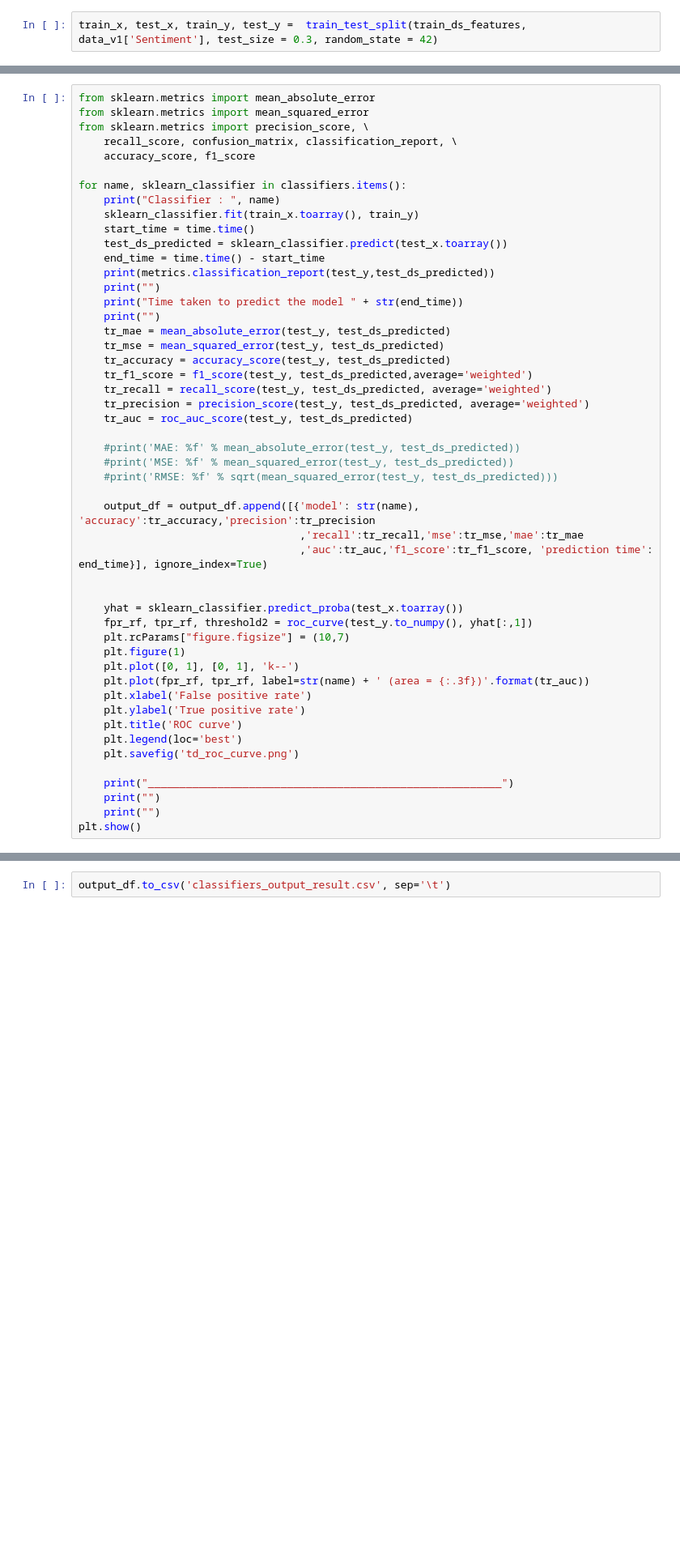
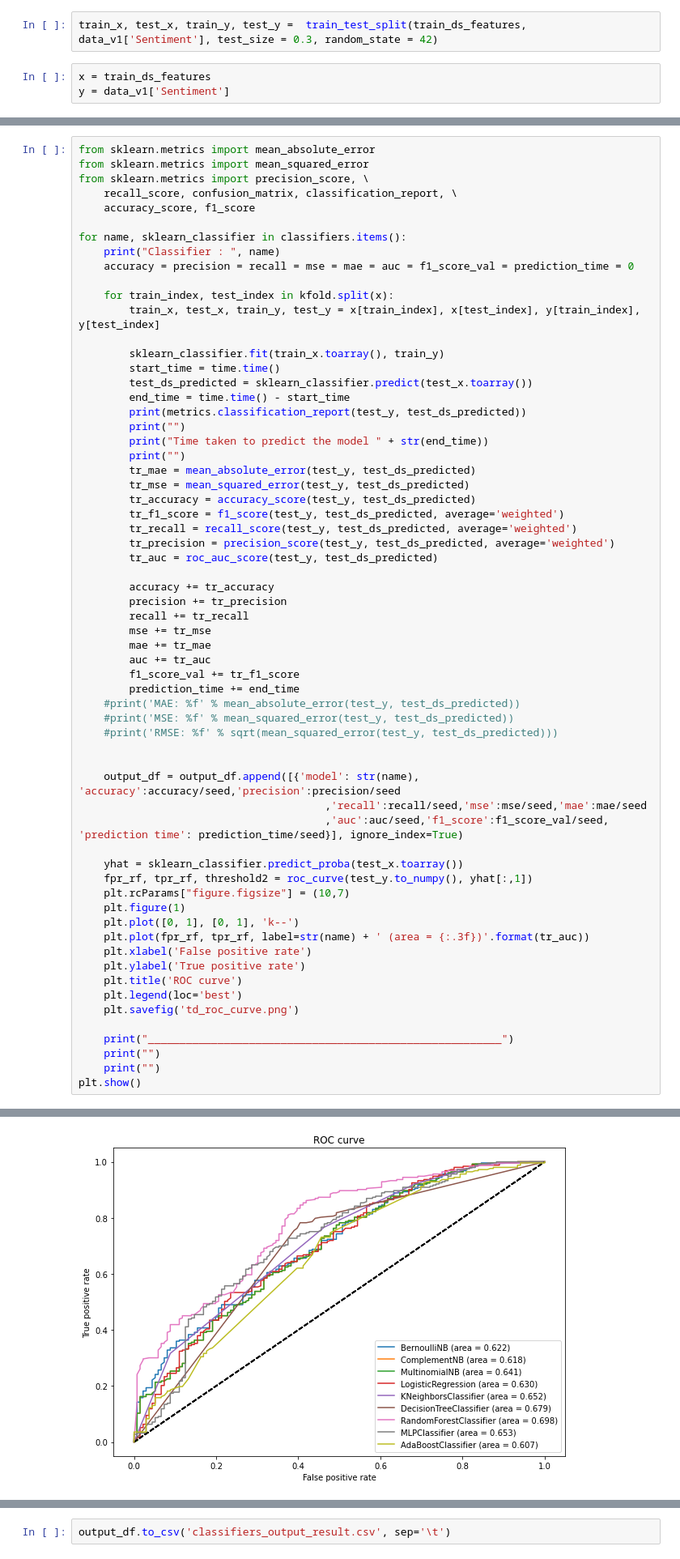
Before and after one commit to ahmetbeylihan/Sentiment-Analysis-Exchange-Rates, a Jupyter notebook: Classifying Exchange Rate Comments.ipynb, the cells around one changed output, grey strips where cells are left out. Shown at 81% size. Saved outputs shown, nothing was run; the diff lists cells and outputs as text; blank space fills up the shorter version.

```diff
--- a/Classifying Exchange Rate Comments.ipynb
+++ b/Classifying Exchange Rate Comments.ipynb
@@ -435,5 +455,8 @@ features_counts
 # %%
 train_x, test_x, train_y, test_y =  train_test_split(train_ds_features, data_v1['Sentiment'], test_size = 0.3, random_state = 42)
+# %%
+x = train_ds_features
+y = data_v1['Sentiment']
 # %%
 classifiers = {
     "BernoulliNB": BernoulliNB(),
@@ -455,30 +478,43 @@ from sklearn.metrics import precision_score, \
 
 for name, sklearn_classifier in classifiers.items():
     print("Classifier : ", name)
-    sklearn_classifier.fit(train_x.toarray(), train_y)
-    start_time = time.time()
-    test_ds_predicted = sklearn_classifier.predict(test_x.toarray())
-    end_time = time.time() - start_time
-    print(metrics.classification_report(test_y,test_ds_predicted))
-    print("")
-    print("Time taken to predict the model " + str(end_time))
-    print("")
-    tr_mae = mean_absolute_error(test_y, test_ds_predicted)
-    tr_mse = mean_squared_error(test_y, test_ds_predicted)
-    tr_accuracy = accuracy_score(test_y, test_ds_predicted)
-    tr_f1_score = f1_score(test_y, test_ds_predicted,average='weighted')
-    tr_recall = recall_score(test_y, test_ds_predicted, average='weighted')
-    tr_precision = precision_score(test_y, test_ds_predicted, average='weighted')
-    tr_auc = roc_auc_score(test_y, test_ds_predicted)
+    accuracy = precision = recall = mse = mae = auc = f1_score_val = prediction_time = 0
 
+    for train_index, test_index in kfold.split(x):
+        train_x, test_x, train_y, test_y = x[train_index], x[test_index], y[train_index], y[test_index]
+
+        sklearn_classifier.fit(train_x.toarray(), train_y)
+        start_time = time.time()
+        test_ds_predicted = sklearn_classifier.predict(test_x.toarray())
+        end_time = time.time() - start_time
+        print(metrics.classification_report(test_y, test_ds_predicted))
+        print("")
+        print("Time taken to predict the model " + str(end_time))
+        print("")
+        tr_mae = mean_absolute_error(test_y, test_ds_predicted)
+        tr_mse = mean_squared_error(test_y, test_ds_predicted)
+        tr_accuracy = accuracy_score(test_y, test_ds_predicted)
+        tr_f1_score = f1_score(test_y, test_ds_predicted, average='weighted')
+        tr_recall = recall_score(test_y, test_ds_predicted, average='weighted')
+        tr_precision = precision_score(test_y, test_ds_predicted, average='weighted')
+        tr_auc = roc_auc_score(test_y, test_ds_predicted)
+
+        accuracy += tr_accuracy
+        precision += tr_precision
+        recall += tr_recall
+        mse += tr_mse
+        mae += tr_mae
+        auc += tr_auc
+        f1_score_val += tr_f1_score
+        prediction_time += end_time
     #print('MAE: %f' % mean_absolute_error(test_y, test_ds_predicted))
     #print('MSE: %f' % mean_squared_error(test_y, test_ds_predicted))
     #print('RMSE: %f' % sqrt(mean_squared_error(test_y, test_ds_predicted)))
 
-    output_df = output_df.append([{'model': str(name), 'accuracy':tr_accuracy,'precision':tr_precision
-                                   ,'recall':tr_recall,'mse':tr_mse,'mae':tr_mae
-                                   ,'auc':tr_auc,'f1_score':tr_f1_score, 'prediction time': end_time}], ignore_index=True)
 
+    output_df = output_df.append([{'model': str(name), 'accuracy':accuracy/seed,'precision':precision/seed
+                                       ,'recall':recall/seed,'mse':mse/seed,'mae':mae/seed
+                                       ,'auc':auc/seed,'f1_score':f1_score_val/seed, 'prediction time': prediction_time/seed}], ignore_index=True)
 
     yhat = sklearn_classifier.predict_proba(test_x.toarray())
     fpr_rf, tpr_rf, threshold2 = roc_curve(test_y.to_numpy(), yhat[:,1])
@@ -496,3 +532,4 @@ for name, sklearn_classifier in classifiers.items():
     print("")
     print("")
 plt.show()
+# %% [output]
@@ -499,2 +553,3 @@ plt.show()
+[figure, added]
 # %%
 output_df
```
Also changed, not shown: parts of 7 cells of this notebook, 3 other files.
